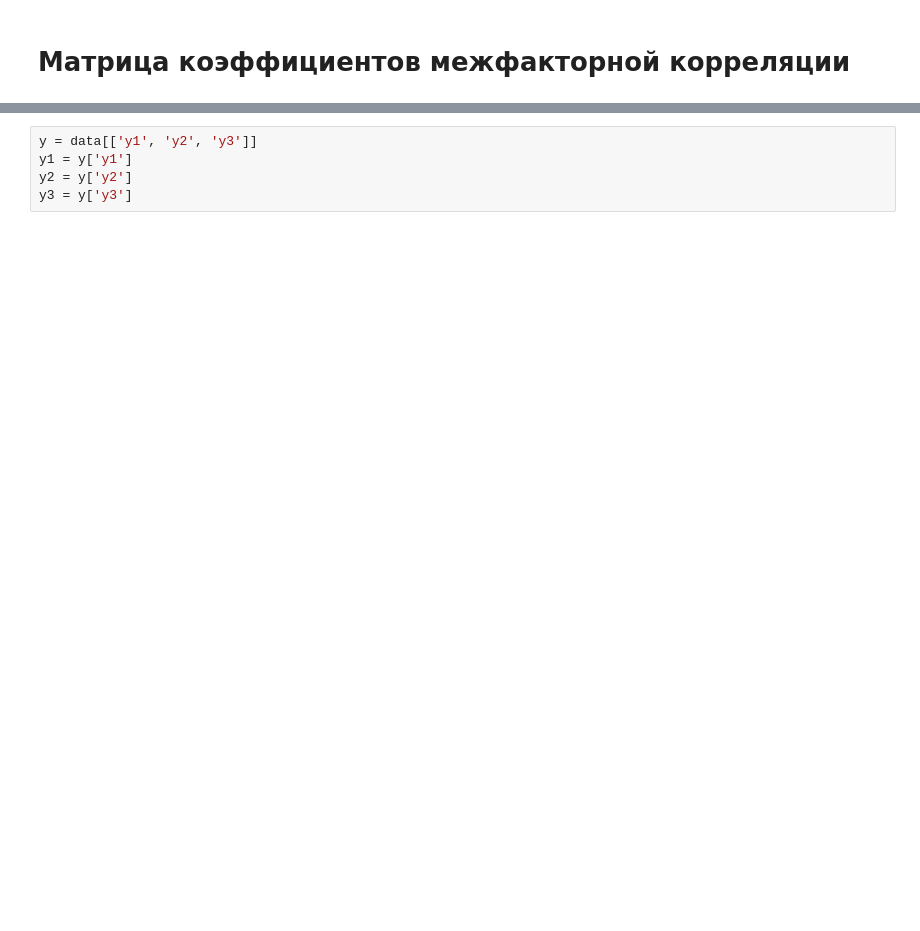
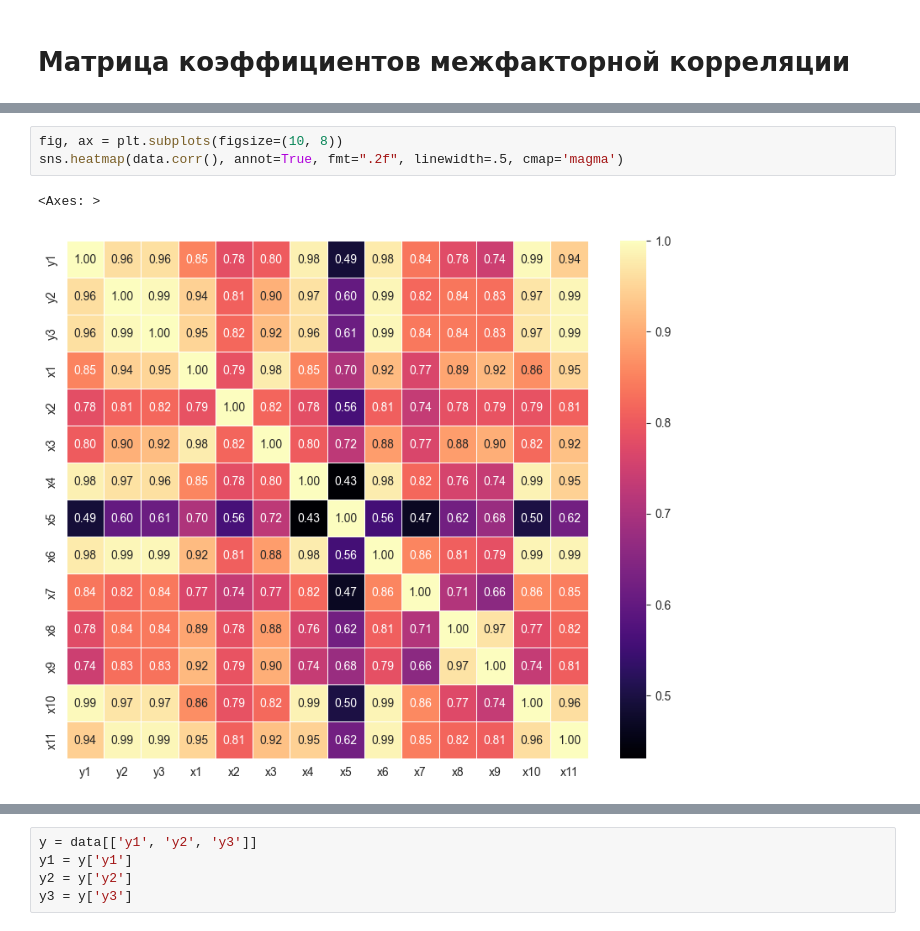
Before and after one commit to CosmDandy/-_4_-, a Jupyter notebook: analysis.ipynb, the cells around one changed output, grey strips where cells are left out. Cells and saved outputs as stored; diff of their text form; blank space fills up the shorter version.

```diff
--- a/analysis.ipynb
+++ b/analysis.ipynb
@@ -123,0 +123,6 @@ sns.heatmap(data.corr(), annot=True, fmt=".1f", linewidth=.5, cmap='magma')
+# %%
+fig, ax = plt.subplots(figsize=(10, 8))
+sns.heatmap(data.corr(), annot=True, fmt=".2f", linewidth=.5, cmap='magma')
+# %% [output]
+<Axes: >
+[figure, added]
```
Also changed, not shown: parts of 58 cells of this notebook.
